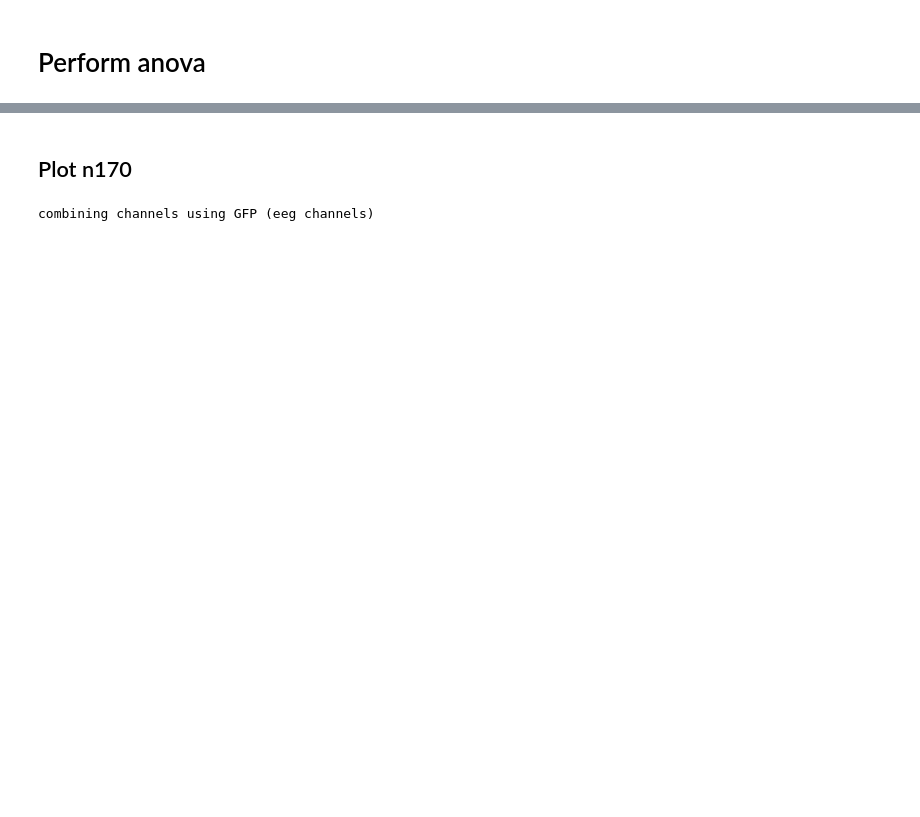
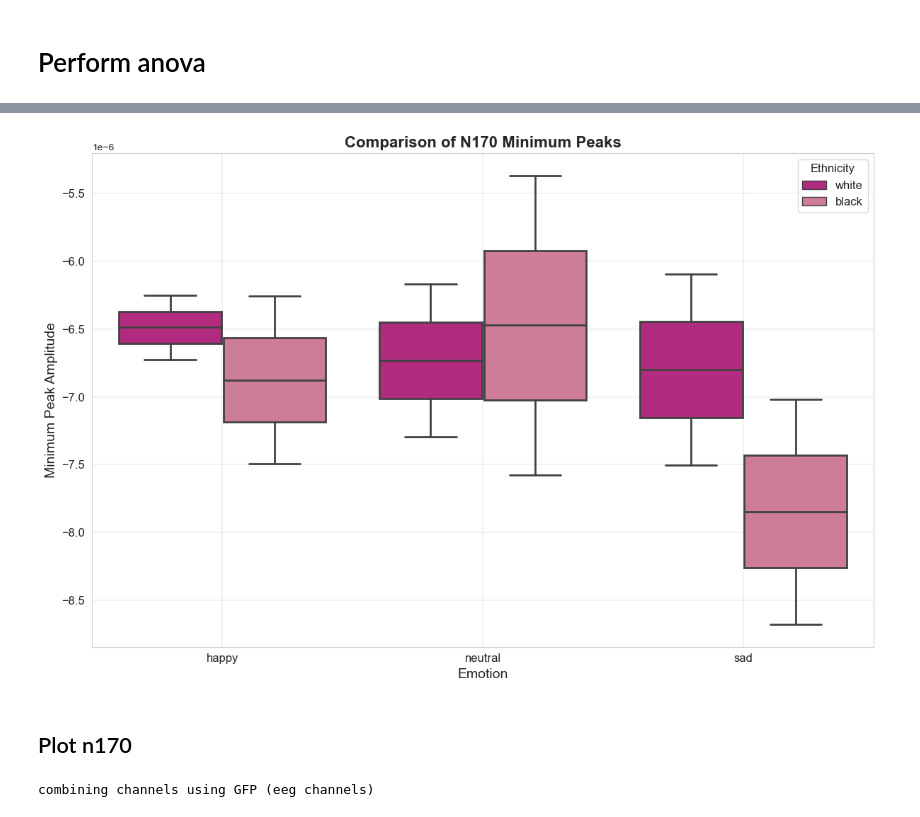
Before and after one commit to LinaWalk13/ore_EEG, a Jupyter notebook: analysis_anova_repeated.ipynb, the cells around one changed output, grey strips where cells are left out. Cells and saved outputs as stored; diff of their text form; code cells hidden in the pictures; blank space fills up the shorter version.

```diff
--- a/analysis_anova_repeated.ipynb
+++ b/analysis_anova_repeated.ipynb
@@ -63,20 +63,21 @@ ethnicity_labels = ['white', 'black']
 emotion_labels = ['happy', 'neutral', 'sad']
 data = []
 
-# WE want combinations of ethnicity and emotion, so we loop over all of the epochs conditions
-## ADDED SUBJECT HERE
+# wee want combinations of ethnicity and emotion, so we loop over all of the epochs conditions
 for i, epochs in enumerate(all_epochs):
     for ethnicity in ethnicity_labels:
         for emotion in emotion_labels:
-                current_epochs = epochs[f'{emotion}/{ethnicity}']
-                data_current = current_epochs.get_data(picks=picks, tmin=tmin, tmax=tmax)
-                data_mean = np.mean(data_current, axis=(0, 1, 2))
-                # append the mean data, labels, and subject ID to the list
-                data.append([i, ethnicity, emotion, data_mean])
+            current_epochs = epochs[f'{emotion}/{ethnicity}']
+            data_current = current_epochs.get_data(picks=picks, tmin=tmin, tmax=tmax)
 
-# Make to dataframe
-df = pd.DataFrame(data, columns=['Subject', 'Ethnicity', 'Emotion', 'Mean'])
+            # find the minimum peak value in the specified time window for each epoch
+            # just using a min function
+            data_min = np.min(data_current, axis=2).mean(axis=0).min()
 
-# see hot it looks
+            # append the minimum peak data, labels, and subject ID to the list
+            data.append([i, ethnicity, emotion, data_min])
+
+# make a dataframe
+df = pd.DataFrame(data, columns=['Subject', 'Ethnicity', 'Emotion', 'MinPeak'])
 print(df)
 # %% [output]
@@ -186,3 +124,27 @@ plt.show()
+# %%
+import seaborn as sns
+import matplotlib.pyplot as plt
+
+# Define custom palette
+palette = {'white': 'mediumvioletred', 'black': 'palevioletred'}
+
+# Set style
+sns.set_style("whitegrid")
+
+# Plot
+plt.figure(figsize=(12, 8))
+sns.boxplot(data=df, x='Emotion', y='MinPeak', hue='Ethnicity', palette=palette, linewidth=2)
+plt.title('Comparison of N170 Minimum Peaks', fontsize=16, fontweight='bold')
+plt.xlabel('Emotion', fontsize=14)
+plt.ylabel('Minimum Peak Amplitude', fontsize=14)
+plt.xticks(fontsize=12)
+plt.yticks(fontsize=12)
+plt.legend(title='Ethnicity', fontsize=12, title_fontsize=12)
+plt.grid(True, linewidth=1.5, alpha=0.25)
+plt.tight_layout()
+plt.show()
+# %% [output]
+[figure, added]
 # %% [markdown]
 ## Plot n170
 # %%
```
Also changed, not shown: parts of 11 cells of this notebook, 3 other files.
